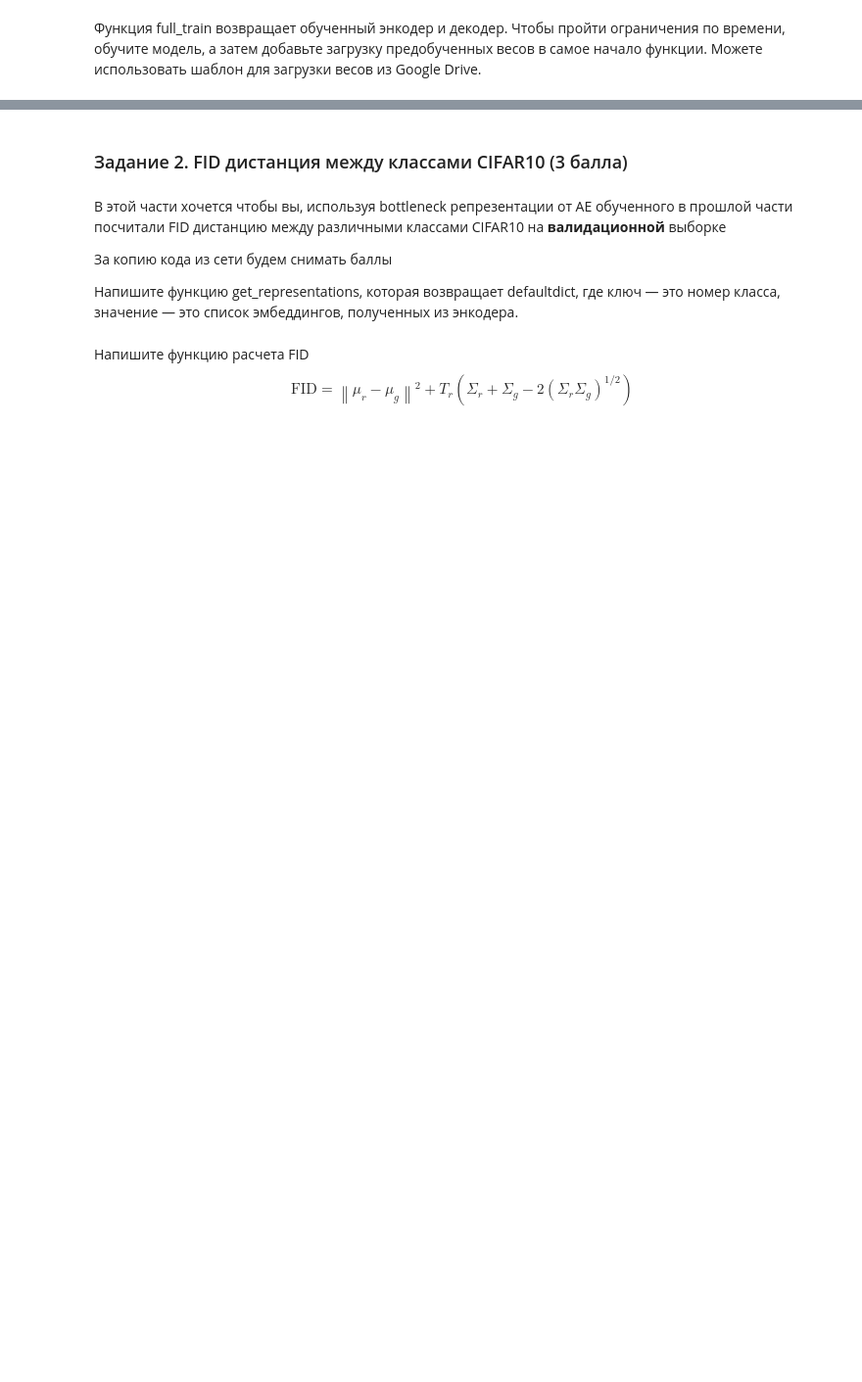
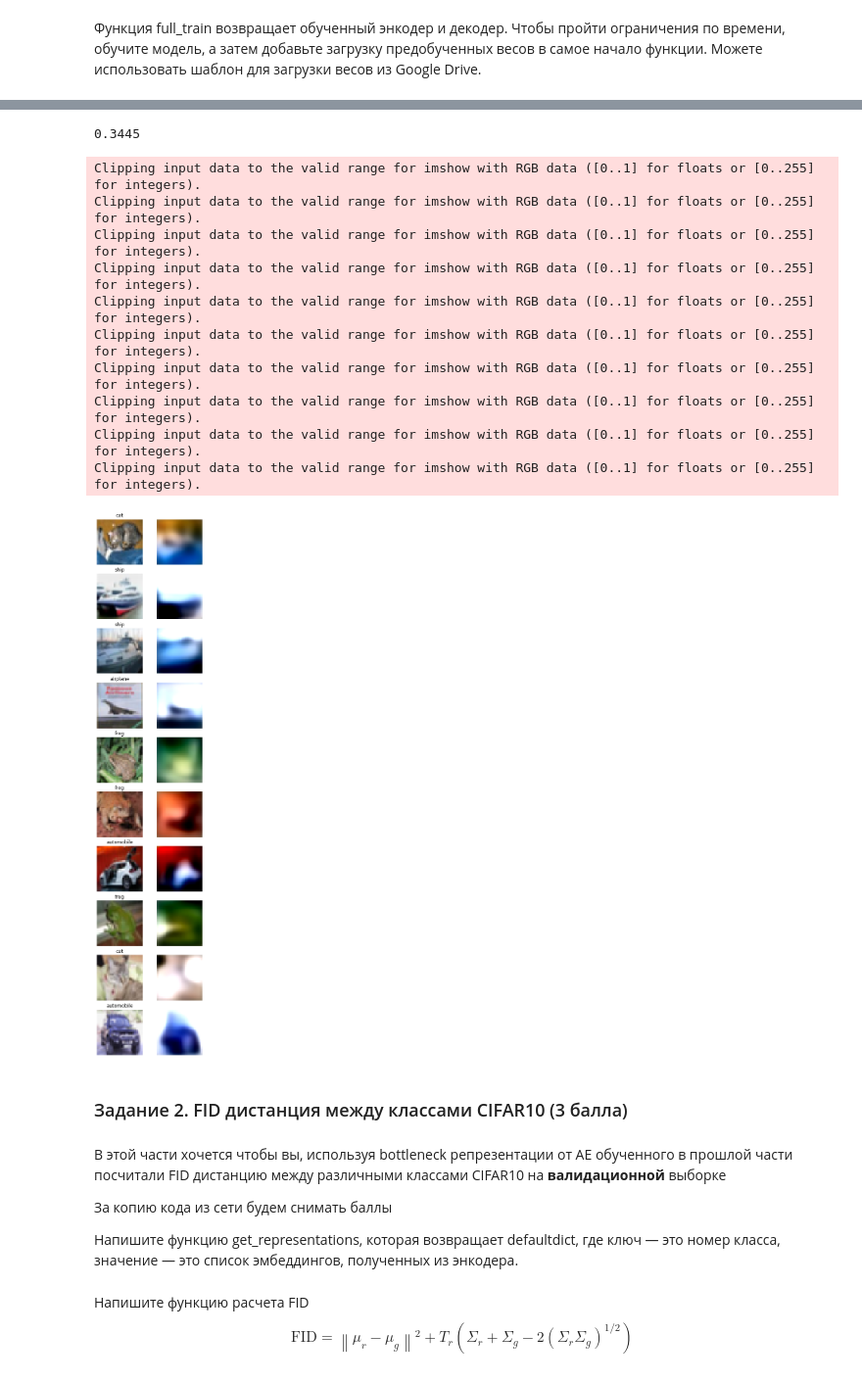
Before and after one commit to SpirinEgor/HSE.gans, a Jupyter notebook: homework_1/hw1_ae_fid_autograding.ipynb, the cells around one changed output, grey strips where cells are left out. Shown: that part at 98% size. Saved outputs shown, nothing was run; the diff lists cells and outputs as text; code cells hidden in the pictures; blank space fills up the shorter version.

```diff
--- a/homework_1/hw1_ae_fid_autograding.ipynb
+++ b/homework_1/hw1_ae_fid_autograding.ipynb
@@ -77,15 +88,17 @@ class DenoisingBlock(nn.Module):
         self.conv = nn.Conv2d(in_ch, out_ch, (3, 3), stride=stride, padding=1, bias=bias)
         self.norm = nn.BatchNorm2d(out_ch)
         self.act = nn.LeakyReLU(lr_cf)
+        self.dropout = nn.Dropout(0.3)
 
     def forward(self, x):
         if self.upsample:
             x = F.interpolate(x, scale_factor=2, mode='bilinear', align_corners=False, recompute_scale_factor=False)
         x = x + torch.randn_like(x) * 0.05
+        x = self.dropout(x)
         return self.act(self.norm(self.conv(x)))
 # %%
 class Encoder(nn.Module):
-    def __init__(self, latent_dim: int = 128, h_channels: int = 64):
+    def __init__(self, latent_dim: int = 128, h_channels: int = 128):
         super().__init__()
         self.blocks = nn.Sequential(
             DenoisingBlock(3, h_channels, stride=2),
@@ -105,7 +118,7 @@ noise = torch.rand(1, 3, 32, 32) - 1
 assert encoder(noise).view(-1).shape[0] < 1*3*32*32
 # %%
 class Decoder(nn.Module):
-    def __init__(self, latent_dim: int = 128, h_channels: int = 64):
+    def __init__(self, latent_dim: int = 128, h_channels: int = 128):
         super().__init__()
         self.linear = nn.Linear(latent_dim, h_channels * 2 * 2)
         self.h_channels = h_channels
@@ -304,23 +332,37 @@ assert score > 0.34
 # %%
 score
+# %% [output]
+0.3445
 # %%
 encoder.eval()
 decoder.eval()
 plt.figure(figsize=(5, 25))
-for index, (image, label) in enumerate(val_loader):
+for index, (image, label) in enumerate(val_dataset):
     plt.subplot(10, 2, index * 2 + 1)
-    plt.imshow(denormalize_image(image)[0].permute(1, 2, 0))
+    plt.imshow(denormalize_image(image).permute(1, 2, 0))
     plt.axis("off")
     plt.title(text_labels[label])
     plt.subplot(10, 2, index * 2 + 2)
     image = image.to(device)
     with torch.no_grad():
-        emb = encoder(image)
+        emb = encoder(image.unsqueeze(0))
         rec = decoder(emb).cpu()
     plt.imshow(denormalize_image(rec)[0].permute(1, 2, 0))
     plt.axis("off")
     if index == 9:
         break
+# %% [output]
+Clipping input data to the valid range for imshow with RGB data ([0..1] for floats or [0..255] for integers).
+Clipping input data to the valid range for imshow with RGB data ([0..1] for floats or [0..255] for integers).
+Clipping input data to the valid range for imshow with RGB data ([0..1] for floats or [0..255] for integers).
+Clipping input data to the valid range for imshow with RGB data ([0..1] for floats or [0..255] for integers).
+Clipping input data to the valid range for imshow with RGB data ([0..1] for floats or [0..255] for integers).
+Clipping input data to the valid range for imshow with RGB data ([0..1] for floats or [0..255] for integers).
+Clipping input data to the valid range for imshow with RGB data ([0..1] for floats or [0..255] for integers).
+Clipping input data to the valid range for imshow with RGB data ([0..1] for floats or [0..255] for integers).
+Clipping input data to the valid range for imshow with RGB data ([0..1] for floats or [0..255] for integers).
+Clipping input data to the valid range for imshow with RGB data ([0..1] for floats or [0..255] for integers).
+[figure, added]
 # %% [markdown]
 ### Задание 2. FID дистанция между классами CIFAR10 (3 балла)
 # %% [markdown]
```
Also changed, not shown: parts of 18 cells of this notebook.
